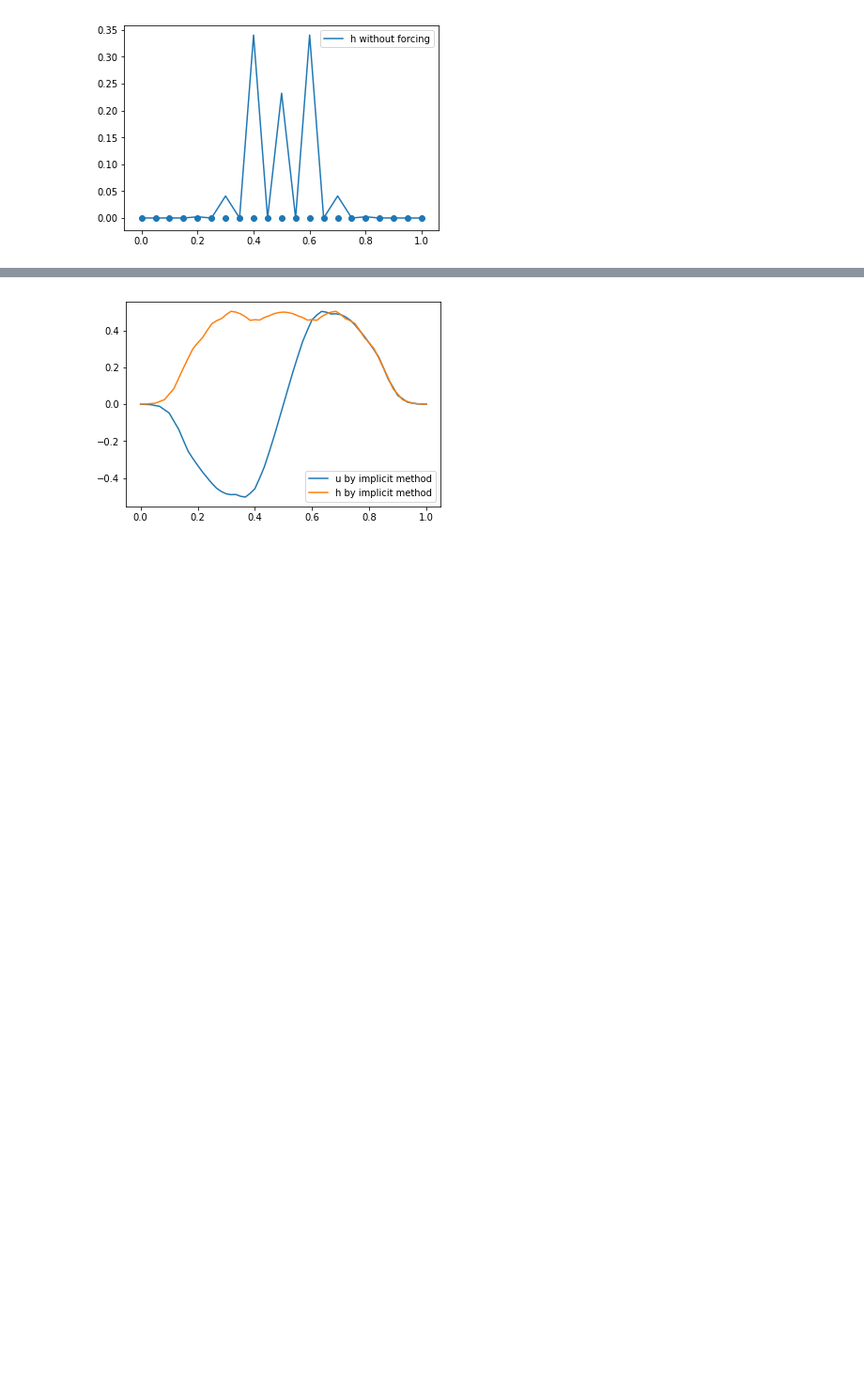
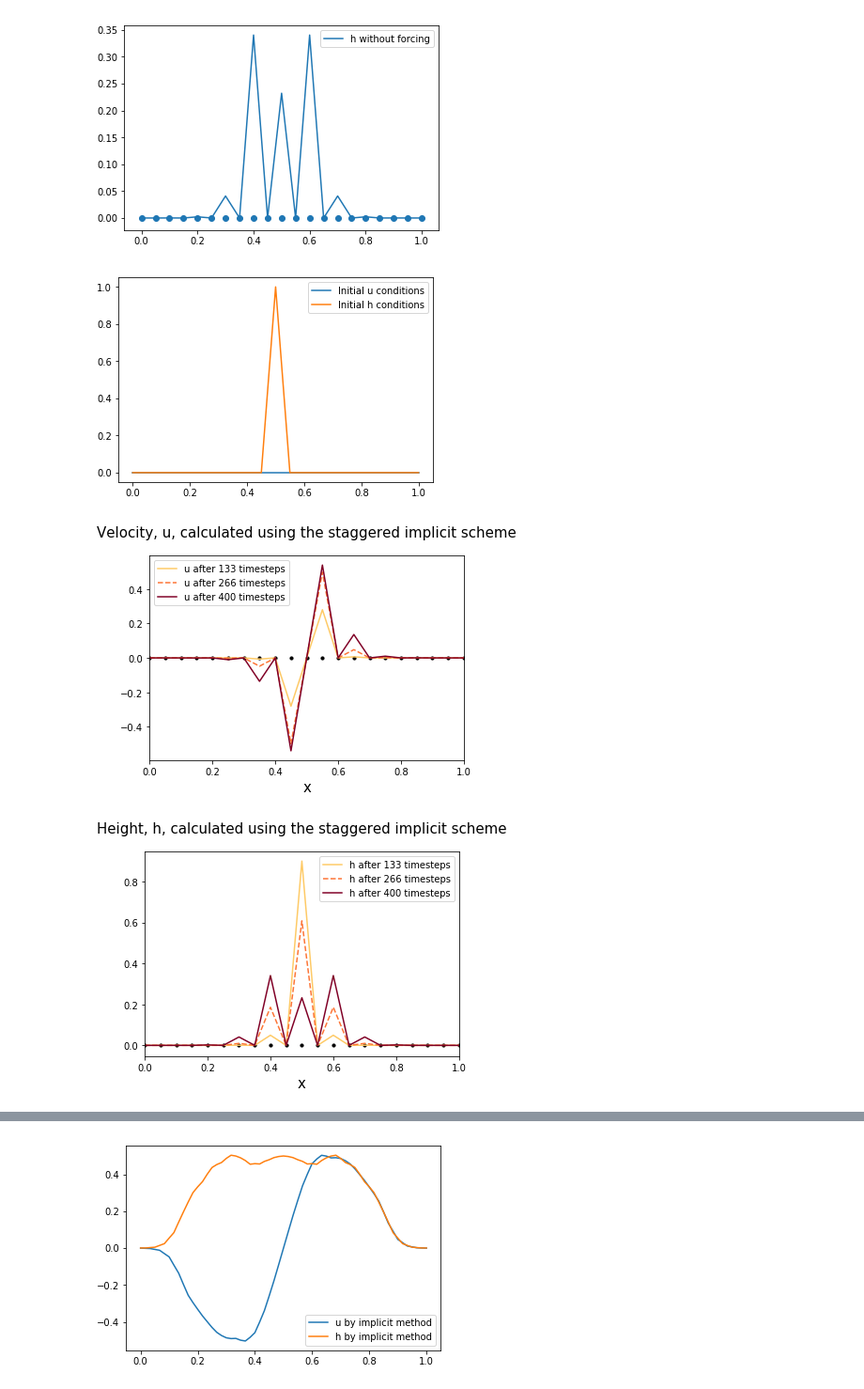
Before and after one commit to mc4117/Mariana-Numerical-assignment, a Jupyter notebook: Shallow water equations (both initial conditions).ipynb, the cells around one changed output, grey strips where cells are left out. Shown at 94% size. Drawn from its saved outputs; the diff is of its cells as text; code cells hidden in the pictures; blank space fills up the shorter version.

```diff
--- a/Shallow water equations (both initial conditions).ipynb
+++ b/Shallow water equations (both initial conditions).ipynb
@@ -466,6 +373,9 @@ def implicit_method(initialconditions, nx, nt, H = 1, g = 1, c = 0.1):
     initialu, initialh, midpoint, x = initialconditions(nx, nt, plot = False)
     uOld = initialu.copy()
     hOld = initialh.copy()
+    u = initialu.copy()
+    h = initialh.copy()
+
 
     # construct matrix to solve implicit method matrix equation
     # as matrix constructed is not dependent on time, only needs to be constructed once
@@ -548,3 +458,56 @@ for i in timerange[1:]:
 [figure]
 [figure]
 [figure]
+# %%
+# multiple time steps
+
+nt = 20
+
+# plot solution at various time iterations for an implict method on a colocated grid for the initial condition where u is zero everywhere
+# and h is zero everywhere apart from one point at the centre where it is one
+
+
+plt.rcParams['axes.titlepad'] = 20
+
+
+mymap = plt.get_cmap("YlOrRd")
+colorrange = mymap(np.r_[np.array([0.3, 0.55, 1]), np.array([0.3, 0.55, 1])])
+
+linestylerange = np.array(['-', '--', '-'])
+
+timerange = np.linspace(0, nt, 4)
+
+initialconditions_spike(20,nt)
+
+fig1, ax1 = plt.subplots()
+fig2, ax2 = plt.subplots()
+
+
+for i in range(len(timerange[1:])):
+    u, h, x1 = implicit_method(initialconditions_spike, nx = 20, nt = timerange[1+i])
+    ax1.plot(x1, u, c = colorrange_u[i], ls = linestylerange[i], label = 'u after ' + str(int(timerange[1+i]*nt)) + ' timesteps')
+    ax2.plot(x1, h, c = colorrange_u[i], ls = linestylerange[i], label = 'h after ' + str(int(timerange[1+i]*nt)) + ' timesteps')
+
+ax1.set_title("Velocity, u, calculated using the staggered implicit scheme")
+ax1.set_xlim([0,1])
+ax1.set_xlabel("x")
+ax1.legend(loc = 'best')
+
+ax2.set_title("Height, h, calculated using the staggered implicit scheme")
+ax2.set_xlim([0,1])
+ax2.set_xlabel("x")
+ax2.legend(loc = 'best')
+
+
+ax1.scatter(x1,np.zeros_like(x1), c = 'black', s = 10)
+ax2.scatter(x1,np.zeros_like(x1), c = 'black', s = 10)
+
+for item in ([ax1.title, ax1.xaxis.label, ax1.yaxis.label] + [ax2.title, ax2.xaxis.label, ax2.yaxis.label]):
+    item.set_fontsize(15)
+
+#fig1.show()
+#fig2.show()
+# %% [output]
+[figure, added]
+[figure, added]
+[figure, added]
```
Also changed, not shown: parts of 8 cells of this notebook, 6 other files.
